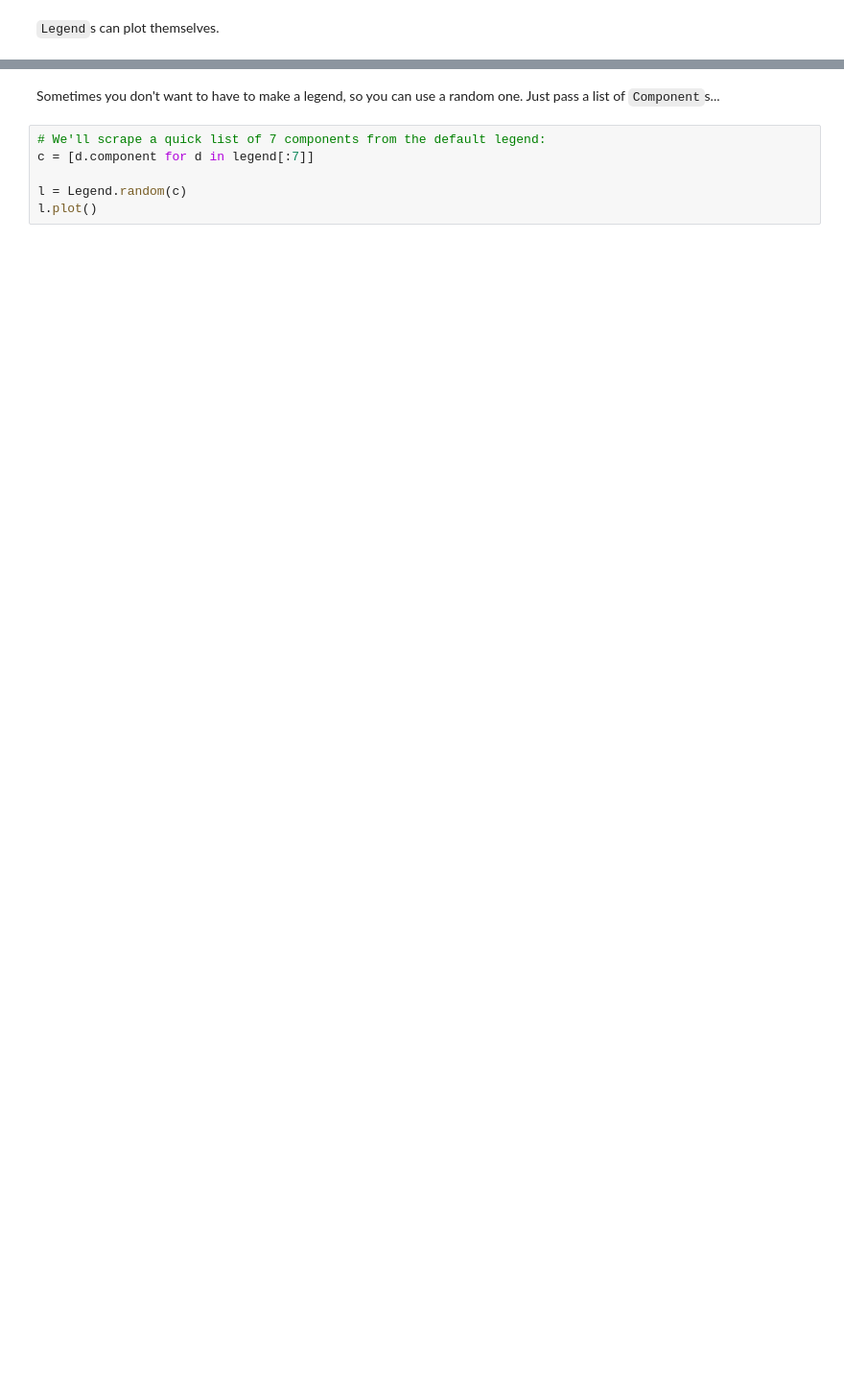
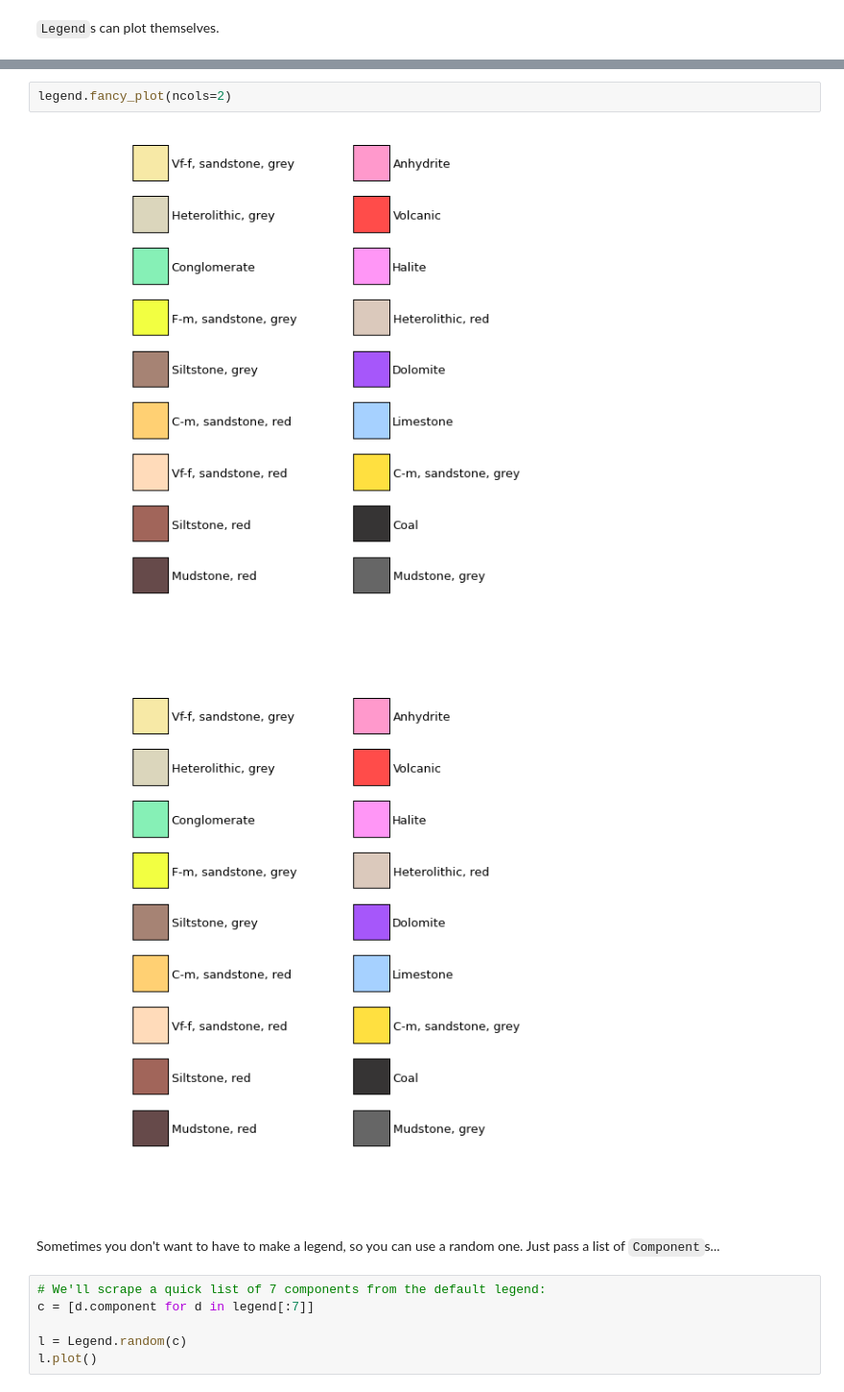
Before and after one commit to agilescientific/striplog, a Jupyter notebook: tutorial/Display_objects.ipynb, the cells around one changed output, grey strips where cells are left out. Shown at 96% size. Saved outputs shown, nothing was run; the diff lists cells and outputs as text; blank space fills up the shorter version.

```diff
--- a/tutorial/Display_objects.ipynb
+++ b/tutorial/Display_objects.ipynb
@@ -218,4 +218,9 @@ legend.plot()
 ... (6 outputs left out)
+# %%
+legend.fancy_plot(ncols=2)
+# %% [output]
+[figure, added]
+[figure, added]
 # %% [markdown]
 Sometimes you don't want to have to make a legend, so you can use a random one. Just pass a list of `Component`s...
 # %%
```
Also changed, not shown: parts of 10 cells of this notebook, 5 other files.
